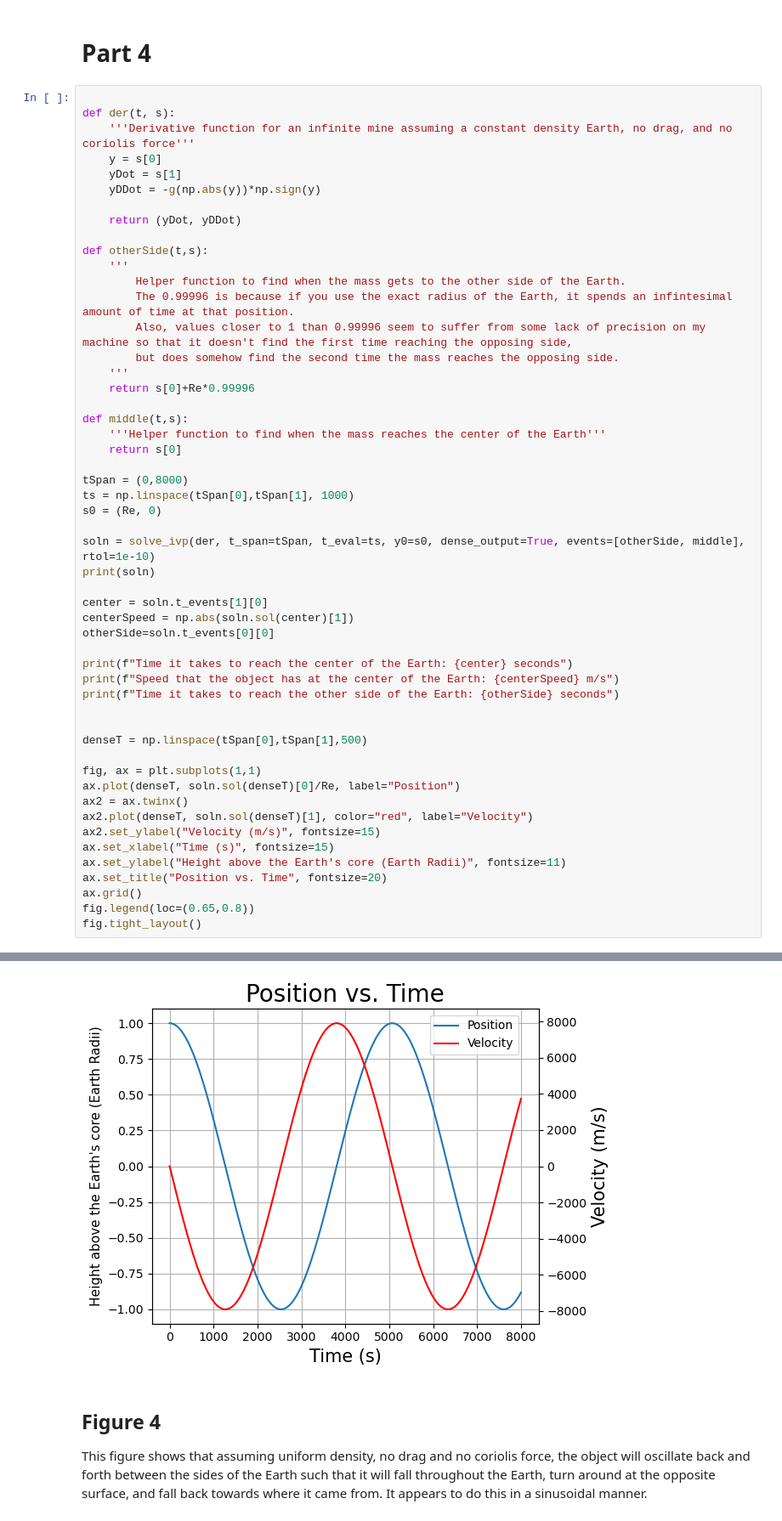
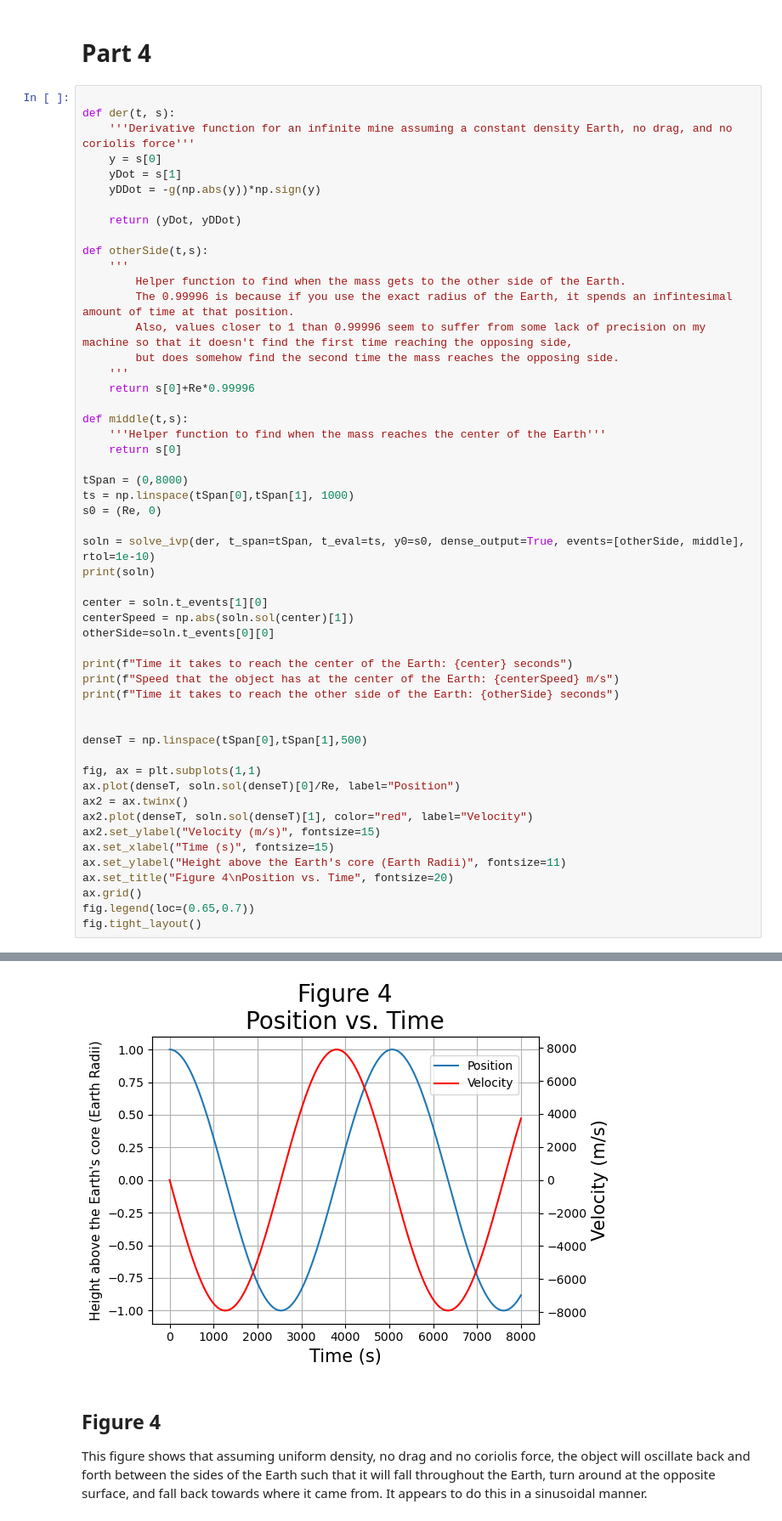
Before and after one commit to MatthewPrem/PHYS265-spring25, a Jupyter notebook: Lab2/Lab 2.ipynb, the cells around one changed output, grey strips where cells are left out. Shown at 85% size. Drawn from its saved outputs; the diff is of its cells as text.

```diff
--- a/Lab2/Lab 2.ipynb
+++ b/Lab2/Lab 2.ipynb
@@ -280,36 +274,36 @@ denseT = np.linspace(tSpan[0],tSpan[1],500)
 fig, ax = plt.subplots(1,1)
 ax.plot(denseT, soln.sol(denseT)[0]/Re, label="Position")
 ax2 = ax.twinx()
 ax2.plot(denseT, soln.sol(denseT)[1], color="red", label="Velocity")
 ax2.set_ylabel("Velocity (m/s)", fontsize=15)
 ax.set_xlabel("Time (s)", fontsize=15)
 ax.set_ylabel("Height above the Earth's core (Earth Radii)", fontsize=11)
-ax.set_title("Position vs. Time", fontsize=20)
+ax.set_title("Figure 4\nPosition vs. Time", fontsize=20)
 ax.grid()
-fig.legend(loc=(0.65,0.8))
+fig.legend(loc=(0.65,0.7))
 fig.tight_layout()
 # %% [output]
   message: The solver successfully reached the end of the integration interval.
   success: True
    status: 0
         t: [ 0.000e+00  8.008e+00 ...  7.992e+03  8.000e+03]
         y: [[ 6.378e+06  6.378e+06 ... -5.655e+06 -5.625e+06]
             [ 0.000e+00 -7.846e+01 ...  3.656e+03  3.726e+03]]
       sol: <scipy.integrate._ivp.common.OdeSolution object at 0x...>
  t_events: [array([ 2.527e+03,  2.542e+03,  7.597e+03,  7.611e+03]), array([ 1.267e+03,  3.802e+03,  6.337e+03])]
  y_events: [array([[-6.378e+06, -7.071e+01],
                   [-6.378e+06,  7.071e+01],
                   [-6.378e+06, -7.071e+01],
                   [-6.378e+06,  7.071e+01]]), array([[ 5.675e-10, -7.905e+03],
                   [-1.062e-09,  7.905e+03],
                   [ 1.128e-09, -7.905e+03]])]
      nfev: 1682
      njev: 0
       nlu: 0
 Time it takes to reach the center of the Earth: 1267.3427999165972 seconds
 Speed that the object has at the center of the Earth: 7905.277129564457 m/s
 Time it takes to reach the other side of the Earth: 2527.469205818407 seconds
-[figure, old version]
+[figure, new version]
 # %% [markdown]
 ## Figure 4
 
```
Also changed, not shown: parts of 13 cells of this notebook, 7 other files.
